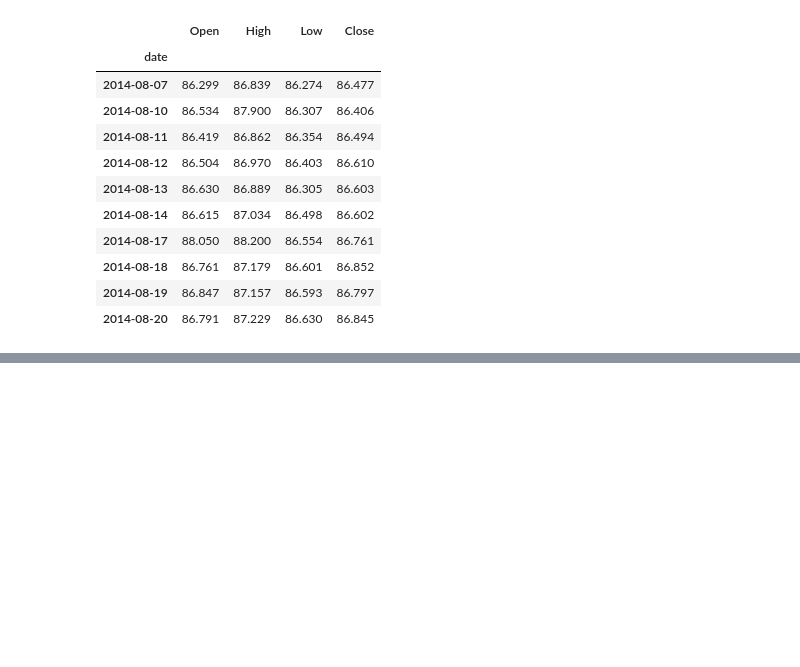
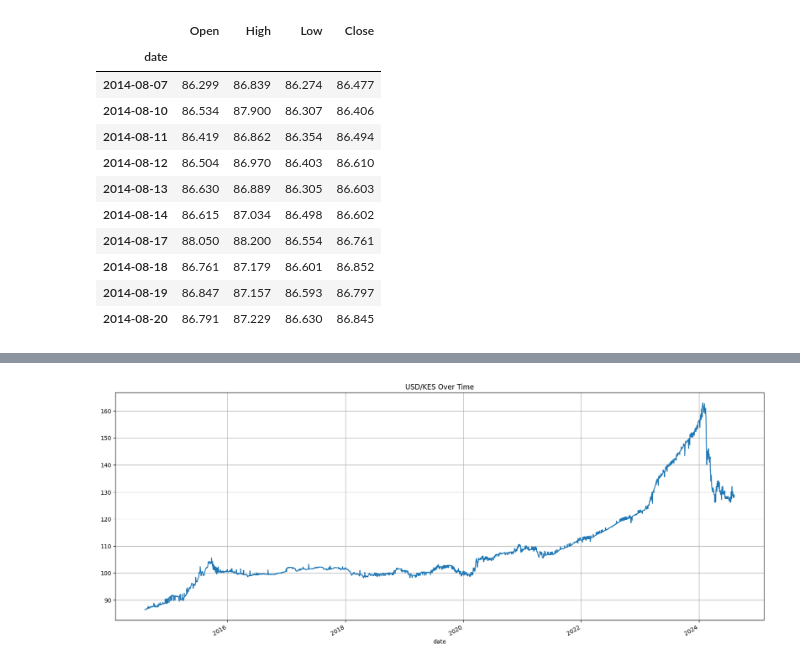
Before and after one commit to memmar1/Project, a Jupyter notebook: test.ipynb, the cells around one changed output, grey strips where cells are left out. Cells and saved outputs as stored; diff of their text form; code cells hidden in the pictures; blank space fills up the shorter version.

```diff
--- a/test.ipynb
+++ b/test.ipynb
@@ -45,0 +88,7 @@ df = pd.DataFrame(data=df)
+# %%
+data["Close"].plot(figsize=(20,8))
+plt.title("USD/KES Over Time")
+plt.grid()
+plt.show()
+# %% [output]
+[figure, added]
```
Also changed, not shown: parts of 93 cells of this notebook.
